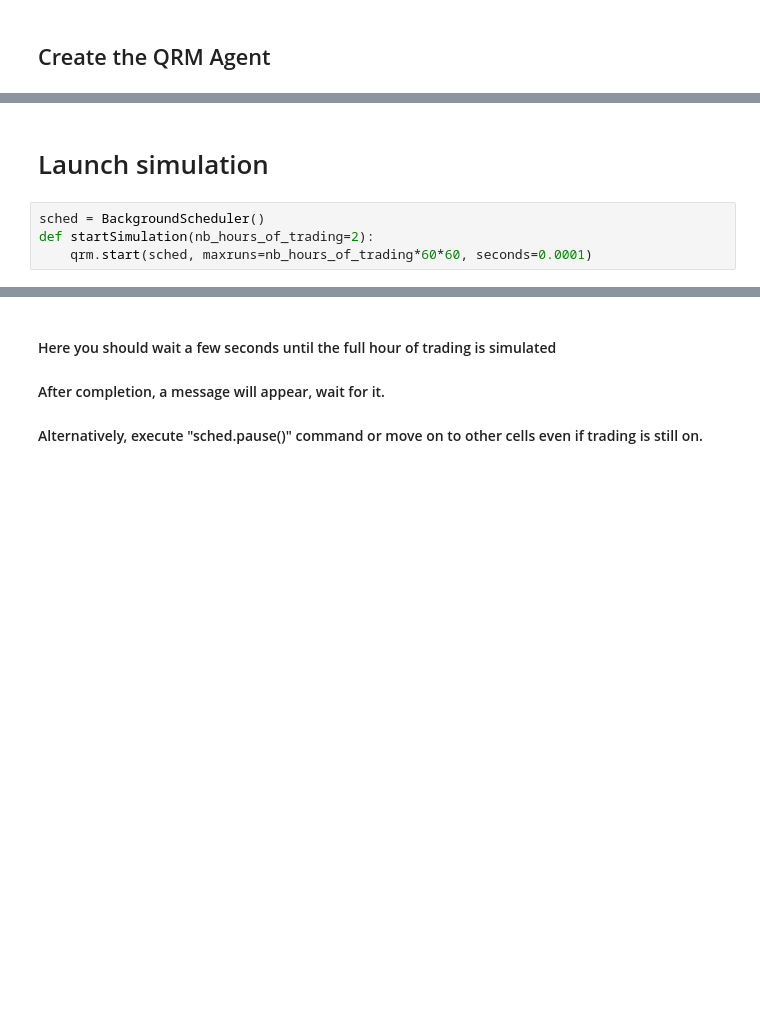
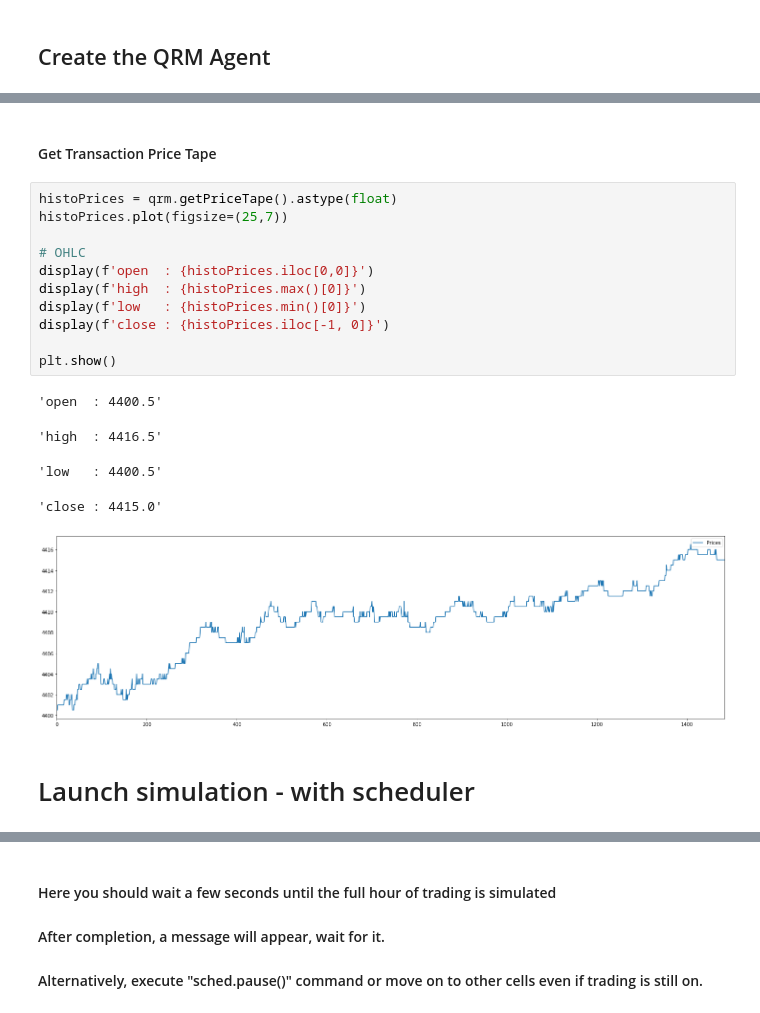
Before and after one commit to FDR0903/mimicLOB, a Jupyter notebook: demo/Classic/3. Demo - Simulation - QRM.ipynb, the cells around one changed output, grey strips where cells are left out. Cells and saved outputs as stored; diff of their text form; blank space fills up the shorter version.

```diff
--- a/demo/Classic/3. Demo - Simulation - QRM.ipynb
+++ b/demo/Classic/3. Demo - Simulation - QRM.ipynb
@@ -76,6 +106,21 @@ qrm = mlob.QRM(**qrm_config)
+# %% [markdown]
+#### Get Transaction Price Tape
+# %%
+histoPrices = qrm.getPriceTape().astype(float)
+histoPrices.plot(figsize=(25,7))
+
+# OHLC
+display(f'open  : {histoPrices.iloc[0,0]}')
+display(f'high  : {histoPrices.max()[0]}')
+display(f'low   : {histoPrices.min()[0]}')
+display(f'close : {histoPrices.iloc[-1, 0]}')
+
+plt.show()
+# %% [output]
+'open  : 4400.5'
+'high  : 4416.5'
+'low   : 4400.5'
+'close : 4415.0'
+[figure, added]
 # %% [markdown]
-# Launch simulation
+# Launch simulation - with scheduler
-# %%
-sched = BackgroundScheduler()
-def startSimulation(nb_hours_of_trading=2):
-    qrm.start(sched, maxruns=nb_hours_of_trading*60*60, seconds=0.0001)
```
Also changed, not shown: parts of 17 cells of this notebook, 18 other files.
